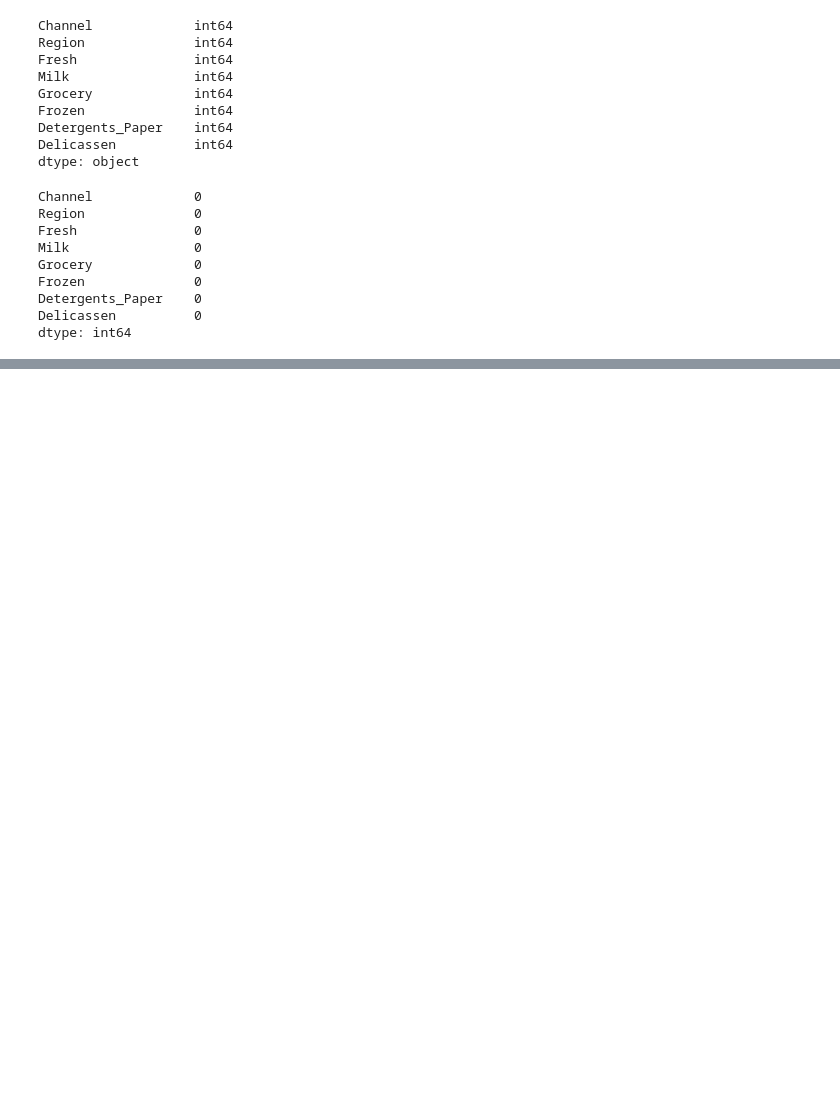
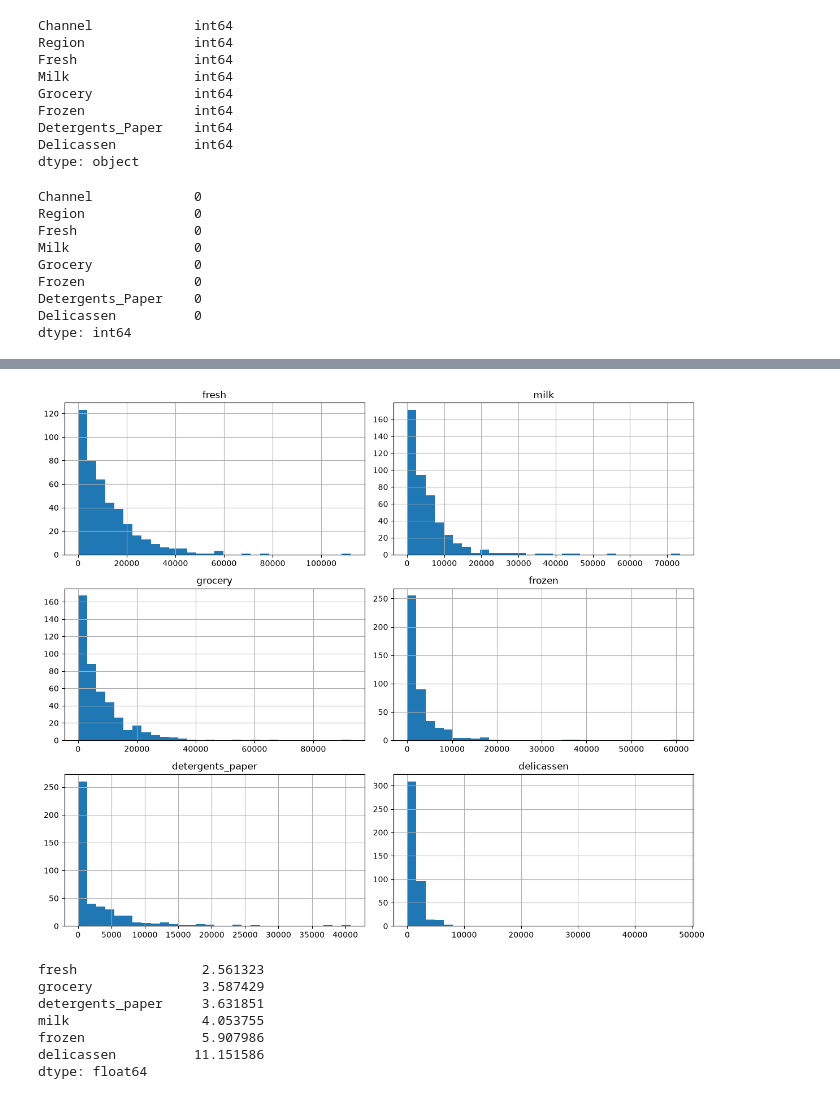
Before and after one commit to Kartikshard/Whole-Sale-Customer-Segmentation, a Jupyter notebook: notebooks/01_EDA.ipynb, the cells around one changed output, grey strips where cells are left out. Saved outputs shown, nothing was run; the diff lists cells and outputs as text; code cells hidden in the pictures; blank space fills up the shorter version.

```diff
--- a/notebooks/01_EDA.ipynb
+++ b/notebooks/01_EDA.ipynb
@@ -60,2 +60,4 @@ Data columns (total 8 columns):
 dtypes: int64(8)
 memory usage: 27.6 KB
+# %%
+data.columns=data.columns.str.lower().str.strip()
@@ -61,0 +72,2 @@ memory usage: 27.6 KB
+# %%
+numerical_features=data.drop(columns=['channel','region'])
@@ -61,0 +86,14 @@ memory usage: 27.6 KB
+# %%
+numerical_features.hist(figsize=(12, 10), bins=30)
+plt.tight_layout()
+plt.show()
+numerical_features.skew(numeric_only=True).sort_values()
+# %% [output]
+[figure, added]
+fresh                2.561323
+grocery              3.587429
+detergents_paper     3.631851
+milk                 4.053755
+frozen               5.907986
+delicassen          11.151586
+dtype: float64
```
Also changed, not shown: parts of 6 cells of this notebook.
